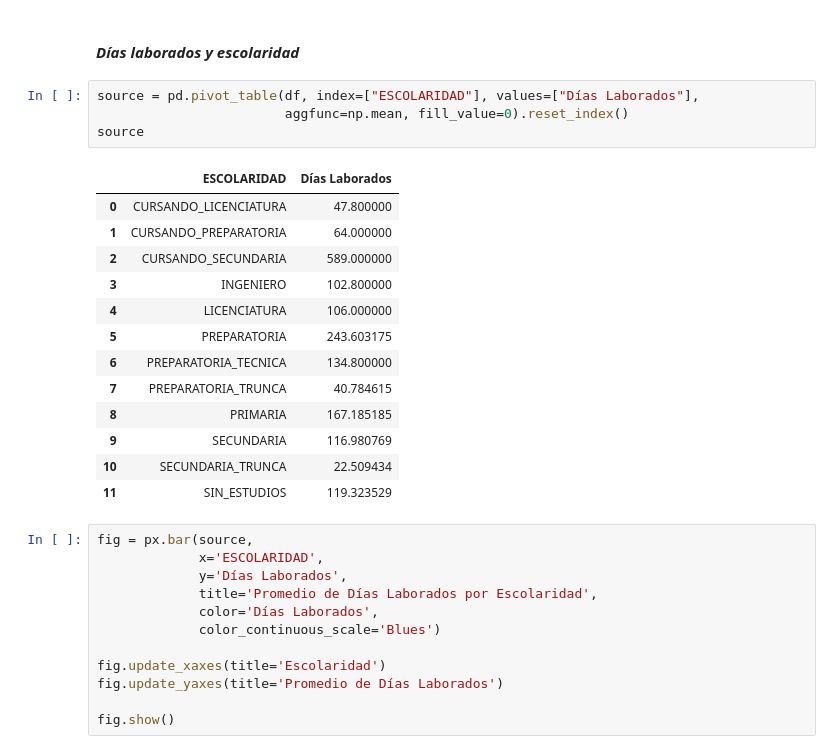
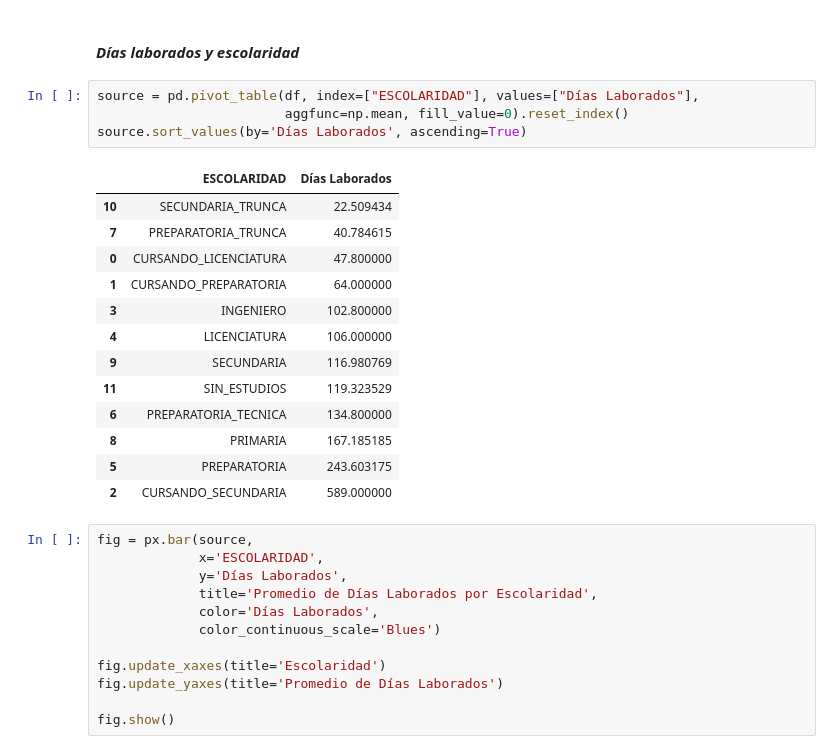
Before and after one commit to Jolmed26/PrediccionRotacionPersonal, a Jupyter notebook: src/EDA.ipynb, the cells around one changed output. Saved outputs shown, nothing was run; the diff lists cells and outputs as text.

```diff
--- a/src/EDA.ipynb
+++ b/src/EDA.ipynb
@@ -1256,21 +1261,21 @@ fig.show()
 # %%
 source = pd.pivot_table(df, index=["ESCOLARIDAD"], values=["Días Laborados"],
                         aggfunc=np.mean, fill_value=0).reset_index()
-source
+source.sort_values(by='Días Laborados', ascending=True)
 # %% [output]
 |  | ESCOLARIDAD | Días Laborados |
+| 10 | SECUNDARIA_TRUNCA | 22.509434 |
+| 7 | PREPARATORIA_TRUNCA | 40.784615 |
 | 0 | CURSANDO_LICENCIATURA | 47.800000 |
 | 1 | CURSANDO_PREPARATORIA | 64.000000 |
-| 2 | CURSANDO_SECUNDARIA | 589.000000 |
 | 3 | INGENIERO | 102.800000 |
 | 4 | LICENCIATURA | 106.000000 |
+| 9 | SECUNDARIA | 116.980769 |
+| 11 | SIN_ESTUDIOS | 119.323529 |
+| 6 | PREPARATORIA_TECNICA | 134.800000 |
+| 8 | PRIMARIA | 167.185185 |
 | 5 | PREPARATORIA | 243.603175 |
-| 6 | PREPARATORIA_TECNICA | 134.800000 |
-| 7 | PREPARATORIA_TRUNCA | 40.784615 |
-| 8 | PRIMARIA | 167.185185 |
-| 9 | SECUNDARIA | 116.980769 |
-| 10 | SECUNDARIA_TRUNCA | 22.509434 |
-| 11 | SIN_ESTUDIOS | 119.323529 |
+| 2 | CURSANDO_SECUNDARIA | 589.000000 |
 # %%
 fig = px.bar(source,
              x='ESCOLARIDAD',
```
Also changed, not shown: parts of 14 cells of this notebook.
